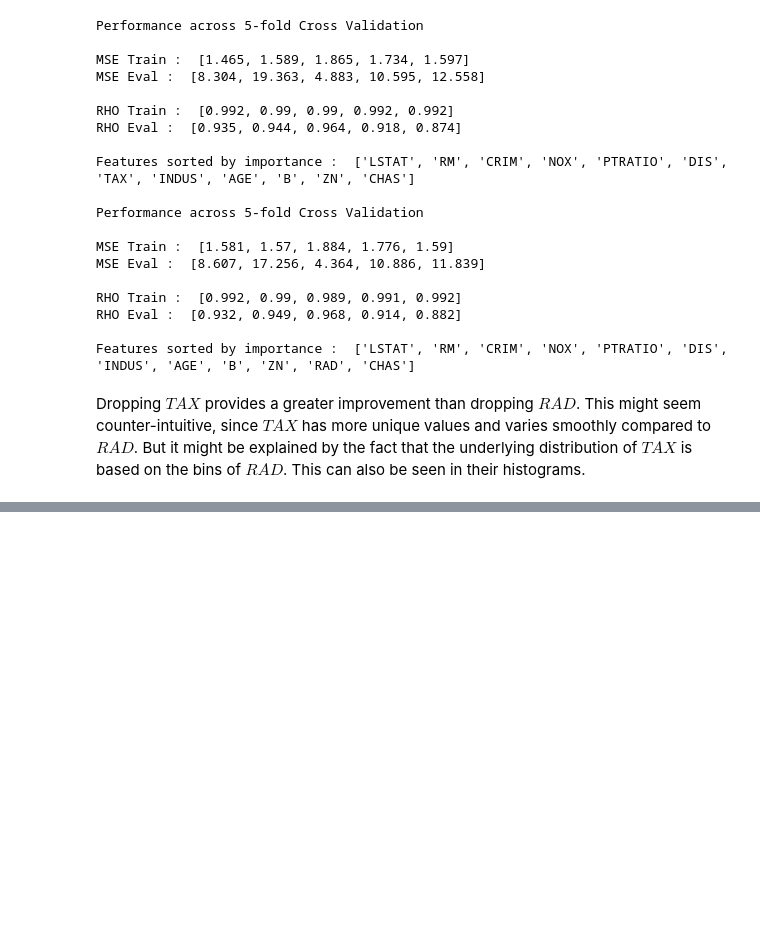
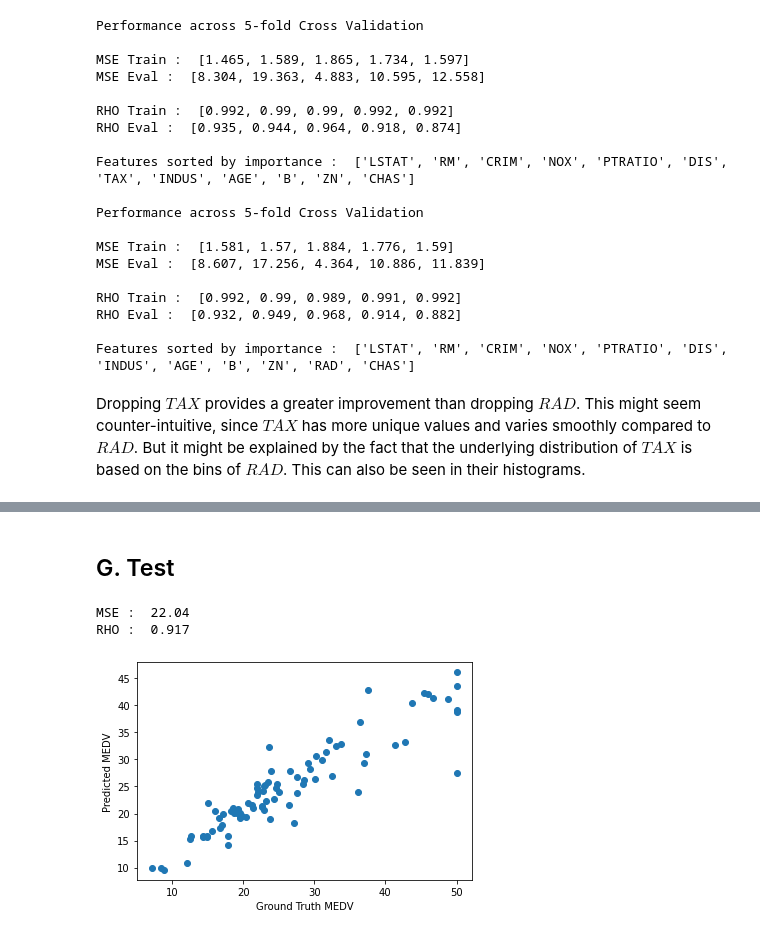
Before and after one commit to dipnds/das_tempchef, a Jupyter notebook: data_explore.ipynb, the cells around one changed output, grey strips where cells are left out. Drawn from its saved outputs; the diff is of its cells as text; code cells hidden in the pictures; blank space fills up the shorter version.

Commit message:
final model and testing

```diff
--- a/data_explore.ipynb
+++ b/data_explore.ipynb
@@ -343,0 +374,30 @@ for num_tree in num_tree_list:
+# %% [markdown]
+## G. Test
+# %%
+model = rf(n_estimators=40, max_features='sqrt', max_depth=None, random_state=1, n_jobs=5)
+
+# process test set
+raw_test_df = pd.DataFrame(raw_test_data,columns=headers)
+final_test_df = raw_test_df.drop('TAX', axis=1)
+
+X_dev = final_dev_df[final_dev_df.columns[:-1]].to_numpy()
+y_dev = final_dev_df[final_dev_df.columns[-1]].to_numpy()
+
+X_test = final_test_df[final_test_df.columns[:-1]].to_numpy()
+y_test = final_test_df[final_test_df.columns[-1]].to_numpy()
+
+model.fit(X_dev,y_dev) # training
+y_pred = model.predict(X_test) # testing
+
+mse = round(mean_squared_error(y_test, y_pred),3)
+rho = np.corrcoef(y_test, y_pred); rho = round(rho[0,1],3)
+
+plt.scatter(y_test, y_pred)
+plt.xlabel('Ground Truth MEDV'); plt.ylabel('Predicted MEDV')
+
+print('MSE : ', mse)
+print('RHO : ', rho)
+# %% [output]
+MSE :  22.04
+RHO :  0.917
+[figure, added]
```
Also changed, not shown: parts of 8 cells of this notebook.
